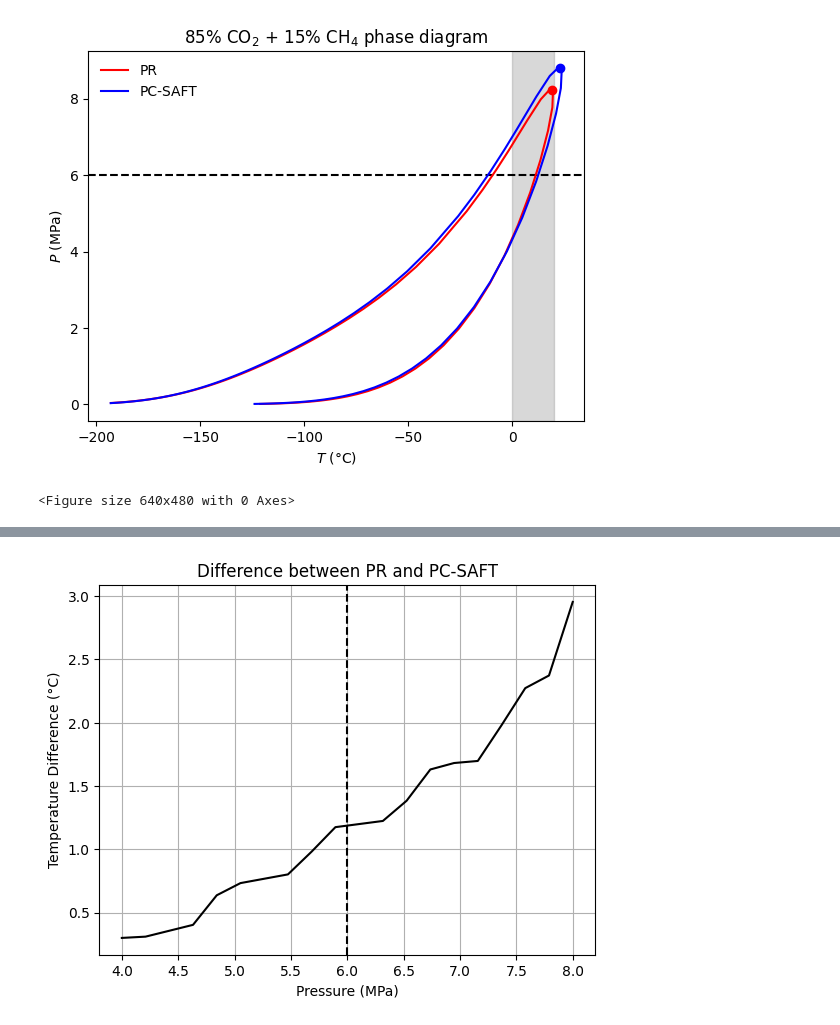
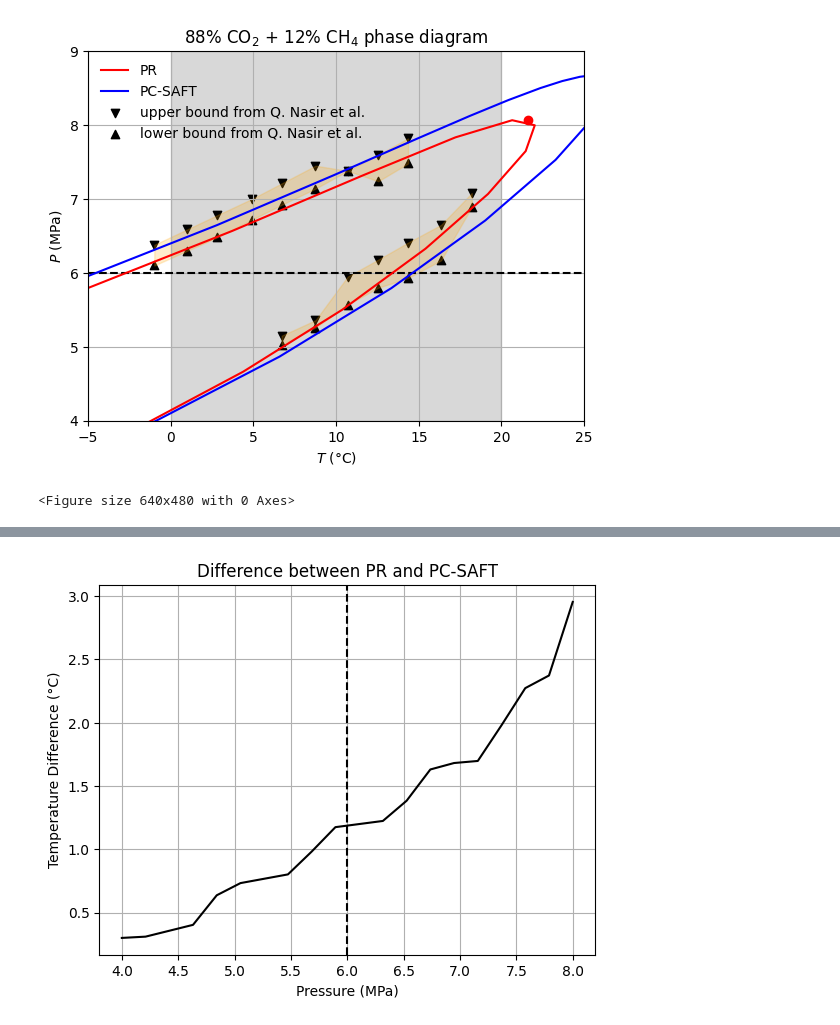
Before and after one commit to MohamedAmineBouguezzoul/Stage-3A, a Jupyter notebook: Aramco/CO2 CH4.ipynb, the cells around one changed output, grey strips where cells are left out. Drawn from its saved outputs; the diff is of its cells as text; code cells hidden in the pictures.

```diff
--- a/Aramco/CO2 CH4.ipynb
+++ b/Aramco/CO2 CH4.ipynb
@@ -192,35 +98,69 @@ from thermopack.tcPR import tcPR
 tc_pr = tcPR("CO2,C1")
 pcs = pcsaft("CO2,C1")
 
 eoss = [tc_pr, pcs]
 colors = ["r", "b"]
 
 # Plot phase envelope
-x = .85
+x = .88
 z = np.array([x, 1-x])
 
 plt.axvspan(0, 20, alpha=0.3, color='gray')
 
 # plt.axvline(0, color='black', alpha=1, linestyle = '--')
 # plt.axvline(20, color='black', alpha=1, linestyle = '--')
 plt.axhline(6, color='black', alpha=1, linestyle = '--')
 
+
+P1 = []
+P2 = []
+T1 = []
+T2 = []
 for i, eos in enumerate(eoss):
     label = eos.get_model_id()
     T, P, v = eos.get_envelope_twophase(1.0e4,
                                         z,
                                         maximum_pressure=1.5e7,
                                         calc_v=True)
     Tc, vc, Pc = eos.critical(z)
     plt.plot(T - 273, P*1.0e-6, color=colors[i], label=label)
     plt.plot([Tc- 273], [Pc*1.0e-6], color=colors[i], marker="o")
+    if label == 'PR':
+          P1.append(P*1.0e-6)
+          T1.append(T-273.15)
+    else:
+          P2.append(P*1.0e-6)
+          T2.append(T-273.15)
+
 plt.ylabel(r"$P$ (MPa)")
 plt.xlabel(r"$T$ (°C)")
+plt.title(str(int(100*x)) + "% CO$_2$ + " + str(int(100-100*x)) + "% CH$_4$ phase diagram")
+
+
+
+# Bubble point
+T = np.array([272.15, 274.15, 275.95, 278.05, 279.85, 281.90, 283.85, 285.70, 287.50, 289.50,291.35, 293.65])-273.15
+lower_bound = [6.1,6.3,6.48,6.72,6.92,7.14,7.38,7.24,7.48]
+upper_bound = [6.38,6.59,6.78,7,7.21,7.45,7.38,7.6,7.82]
+plt.scatter(T[:-3],upper_bound, marker = 'v', color = 'black')
+plt.scatter(T[:-3],lower_bound, marker = '^', color = 'black')
+plt.fill_between(T[:-3],lower_bound,upper_bound, alpha = .2, color = 'orange')
+# Dew point
+T = np.array([272.15, 274.15, 275.95, 278.05, 279.85, 281.90, 283.85, 285.70, 287.50, 289.50,291.35, 293.65])-273.15
+lower_bound = [5.03,5.26,5.57,5.8,5.93,6.17,6.89]
+upper_bound = [5.15,5.36,5.95,6.18,6.41,6.65,7.08]
+plt.scatter(T[4:-1],upper_bound, marker = 'v', color = 'black', label = 'upper bound from Q. Nasir et al.')
+plt.scatter(T[4:-1],lower_bound, marker = '^', color = 'black', label = 'lower bound from Q. Nasir et al.')
+plt.fill_between(T[4:-1],lower_bound,upper_bound, alpha = .2, color = 'orange')
+
+
+
 leg = plt.legend(loc="best", numpoints=1, frameon=False)
-plt.title(str(int(100*x)) + "% CO$_2$ + " + str(int(100-100*x)) + "% CH$_4$ phase diagram")
-# experimental data?
+plt.xlim(-5,25)
+plt.ylim(4,9)
+plt.grid()
 plt.show()
 plt.clf()
 # %% [output]
-[figure, old version]
+[figure, new version]
 <Figure size 640x480 with 0 Axes>
```
Also changed, not shown: parts of 8 cells of this notebook.
